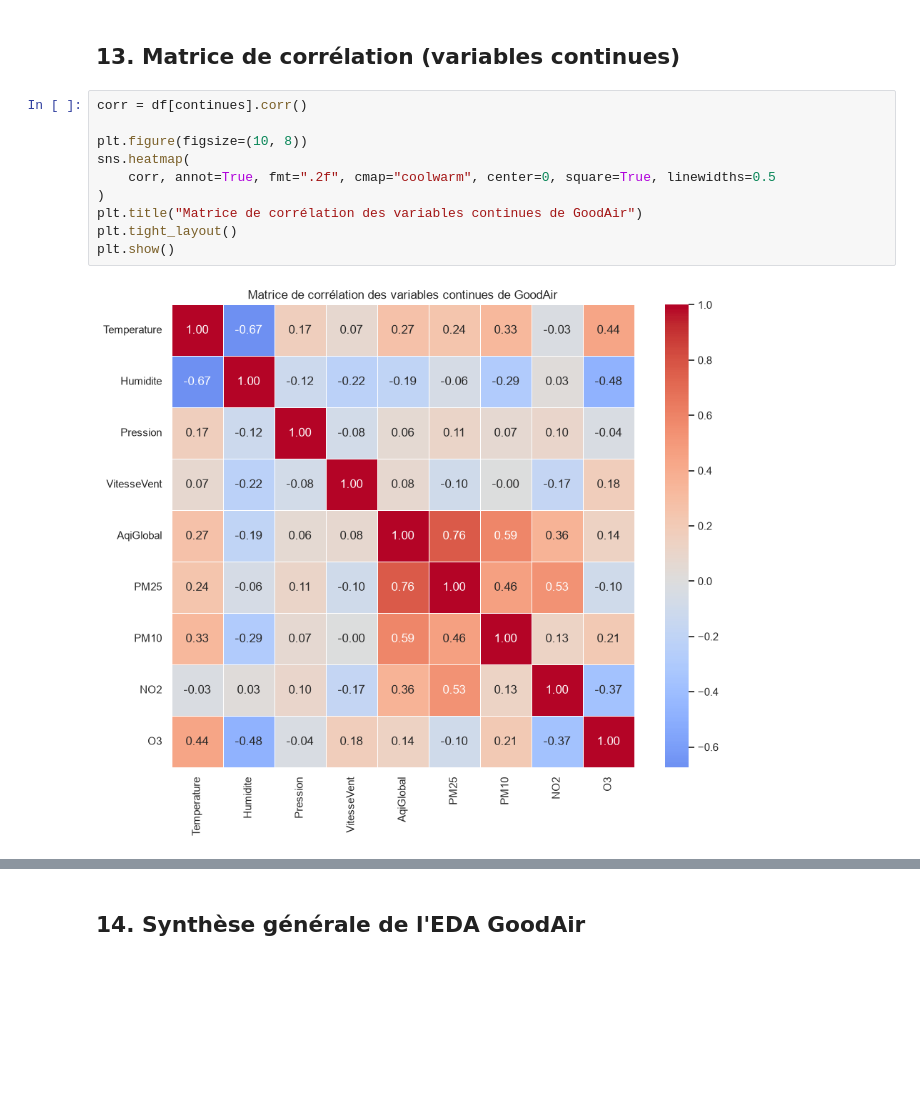
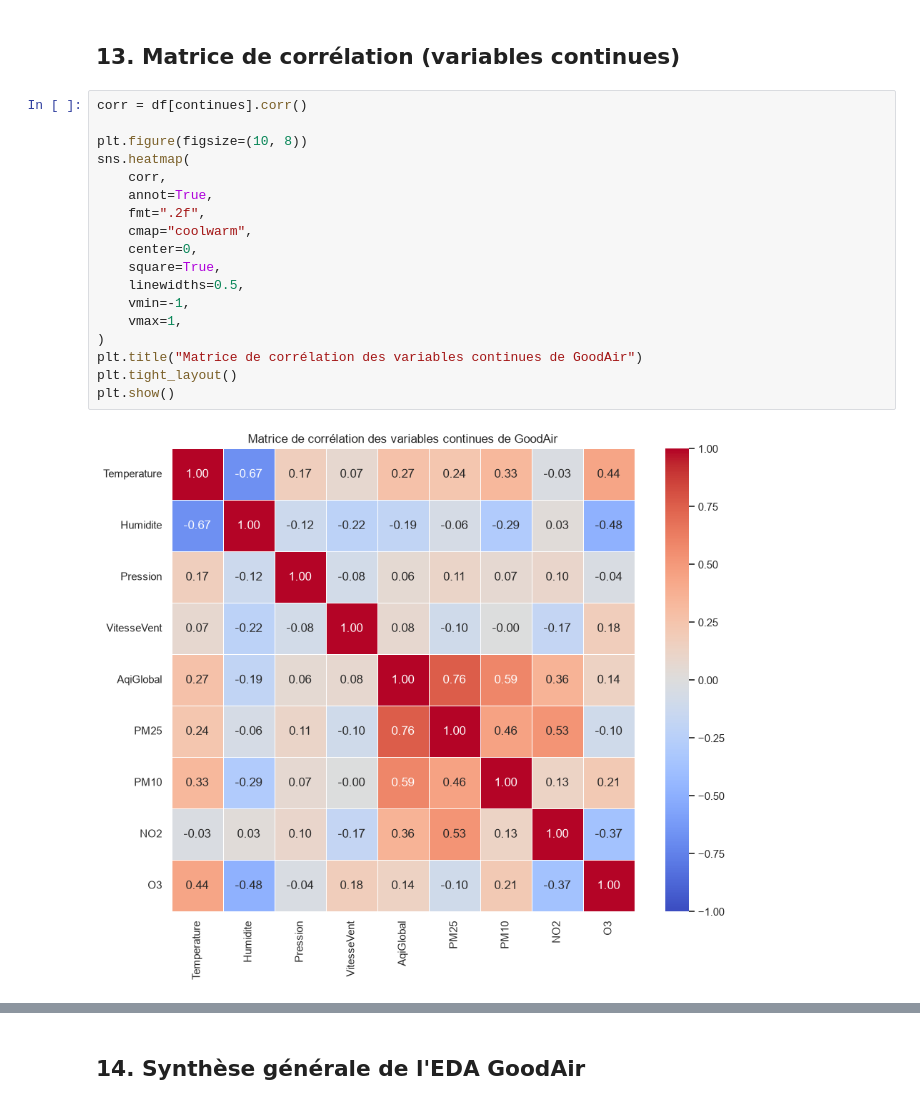
Before and after one commit to Wambaforestin/GoodAirPipeline, a Jupyter notebook: notebooks/01_eda_goodair.ipynb, the cells around one changed output, grey strips where cells are left out. Cells and saved outputs as stored; diff of their text form; blank space fills up the shorter version.

```diff
--- a/notebooks/01_eda_goodair.ipynb
+++ b/notebooks/01_eda_goodair.ipynb
@@ -373,14 +377,22 @@ Conclusion : les deux APIs sont globalement très fiables. Strasbourg est la vil
 # %%
 corr = df[continues].corr()
 
 plt.figure(figsize=(10, 8))
 sns.heatmap(
-    corr, annot=True, fmt=".2f", cmap="coolwarm", center=0, square=True, linewidths=0.5
+    corr,
+    annot=True,
+    fmt=".2f",
+    cmap="coolwarm",
+    center=0,
+    square=True,
+    linewidths=0.5,
+    vmin=-1,
+    vmax=1,
 )
 plt.title("Matrice de corrélation des variables continues de GoodAir")
 plt.tight_layout()
 plt.show()
 # %% [output]
-[figure, old version]
+[figure, new version]
 # %% [markdown]
 ### Observations - Corrélations
```
Also changed, not shown: parts of 9 cells of this notebook.
